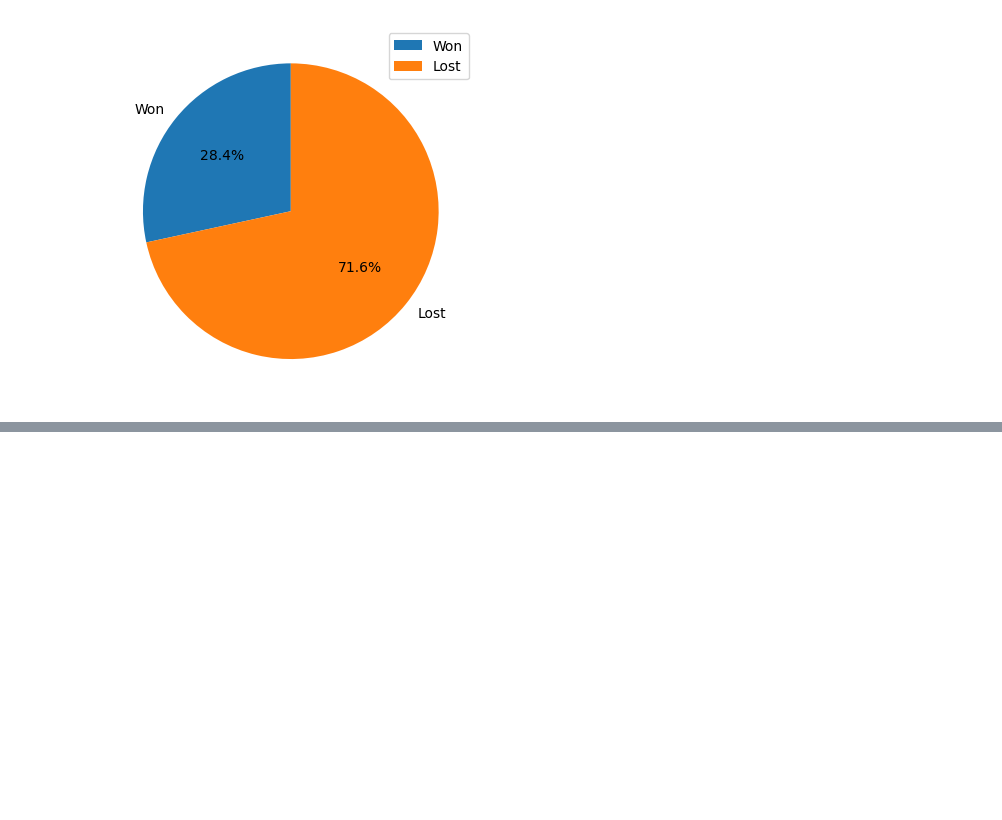
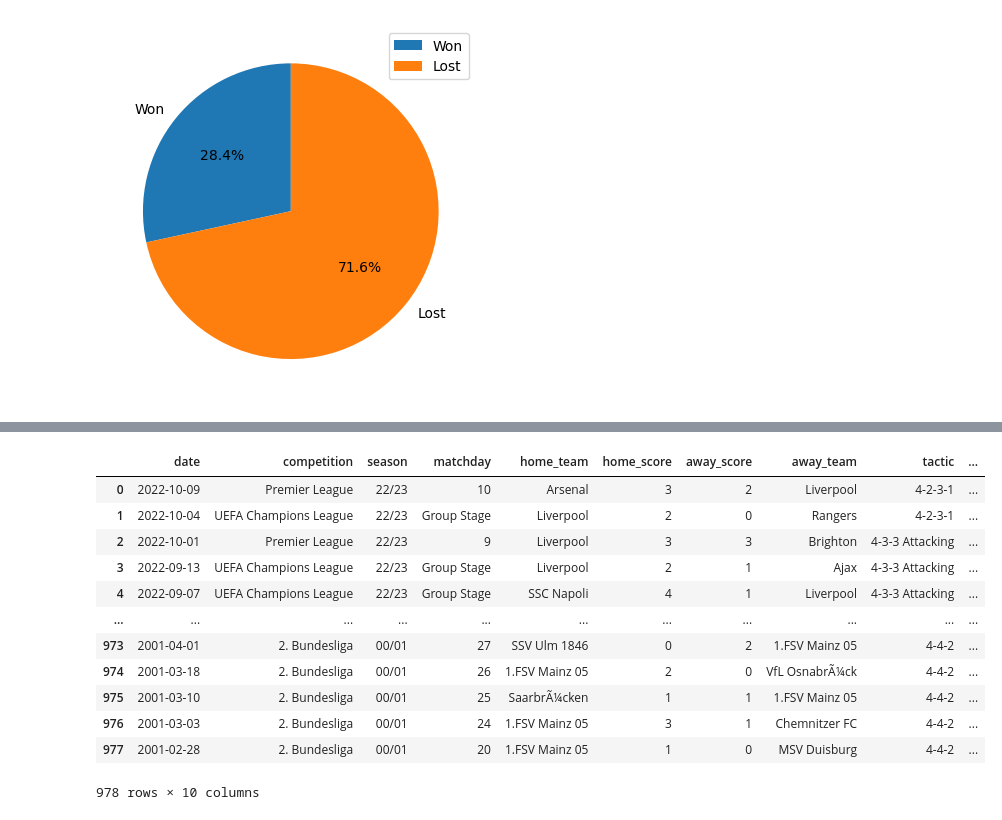
Before and after one commit to Jamal-Jillo/jurgen_klopp_data_analysis, a Jupyter notebook: EDA.ipynb, the cells around one changed output, grey strips where cells are left out. Saved outputs shown, nothing was run; the diff lists cells and outputs as text; code cells hidden in the pictures; blank space fills up the shorter version.

```diff
--- a/EDA.ipynb
+++ b/EDA.ipynb
@@ -261,3 +261,7 @@ plt.legend(pie_labels, loc="best")
 plt.show()
 # %% [output]
 [figure]
+# %%
+# change date to datetime
+cleaned_df["date"] = pd.to_datetime(cleaned_df["date"])
+cleaned_df.dtypes
@@ -264,3 +418,19 @@ plt.show()
+# %%
+cleaned_df
+# %% [output]
+|  | date | competition | season | matchday | home_team | home_score | away_score | away_team | tactic | ... |
+| 0 | 2022-10-09 | Premier League | 22/23 | 10 | Arsenal | 3 | 2 | Liverpool | 4-2-3-1 | ... |
+| 1 | 2022-10-04 | UEFA Champions League | 22/23 | Group Stage | Liverpool | 2 | 0 | Rangers | 4-2-3-1 | ... |
+| 2 | 2022-10-01 | Premier League | 22/23 | 9 | Liverpool | 3 | 3 | Brighton | 4-3-3 Attacking | ... |
+| 3 | 2022-09-13 | UEFA Champions League | 22/23 | Group Stage | Liverpool | 2 | 1 | Ajax | 4-3-3 Attacking | ... |
+| 4 | 2022-09-07 | UEFA Champions League | 22/23 | Group Stage | SSC Napoli | 4 | 1 | Liverpool | 4-3-3 Attacking | ... |
+| ... | ... | ... | ... | ... | ... | ... | ... | ... | ... | ... |
+| 973 | 2001-04-01 | 2. Bundesliga | 00/01 | 27 | SSV Ulm 1846 | 0 | 2 | 1.FSV Mainz 05 | 4-4-2 | ... |
+| 974 | 2001-03-18 | 2. Bundesliga | 00/01 | 26 | 1.FSV Mainz 05 | 2 | 0 | VfL OsnabrÃ¼ck | 4-4-2 | ... |
+| 975 | 2001-03-10 | 2. Bundesliga | 00/01 | 25 | SaarbrÃ¼cken | 1 | 1 | 1.FSV Mainz 05 | 4-4-2 | ... |
+| 976 | 2001-03-03 | 2. Bundesliga | 00/01 | 24 | 1.FSV Mainz 05 | 3 | 1 | Chemnitzer FC | 4-4-2 | ... |
+| 977 | 2001-02-28 | 2. Bundesliga | 00/01 | 20 | 1.FSV Mainz 05 | 1 | 0 | MSV Duisburg | 4-4-2 | ... |
+978 rows × 10 columns
 # %%
 # save cleaned_df to an excel file
 cleaned_df.to_excel('cleaned_df.xlsx')
```
Also changed, not shown: parts of 7 cells of this notebook, 4 other files.
